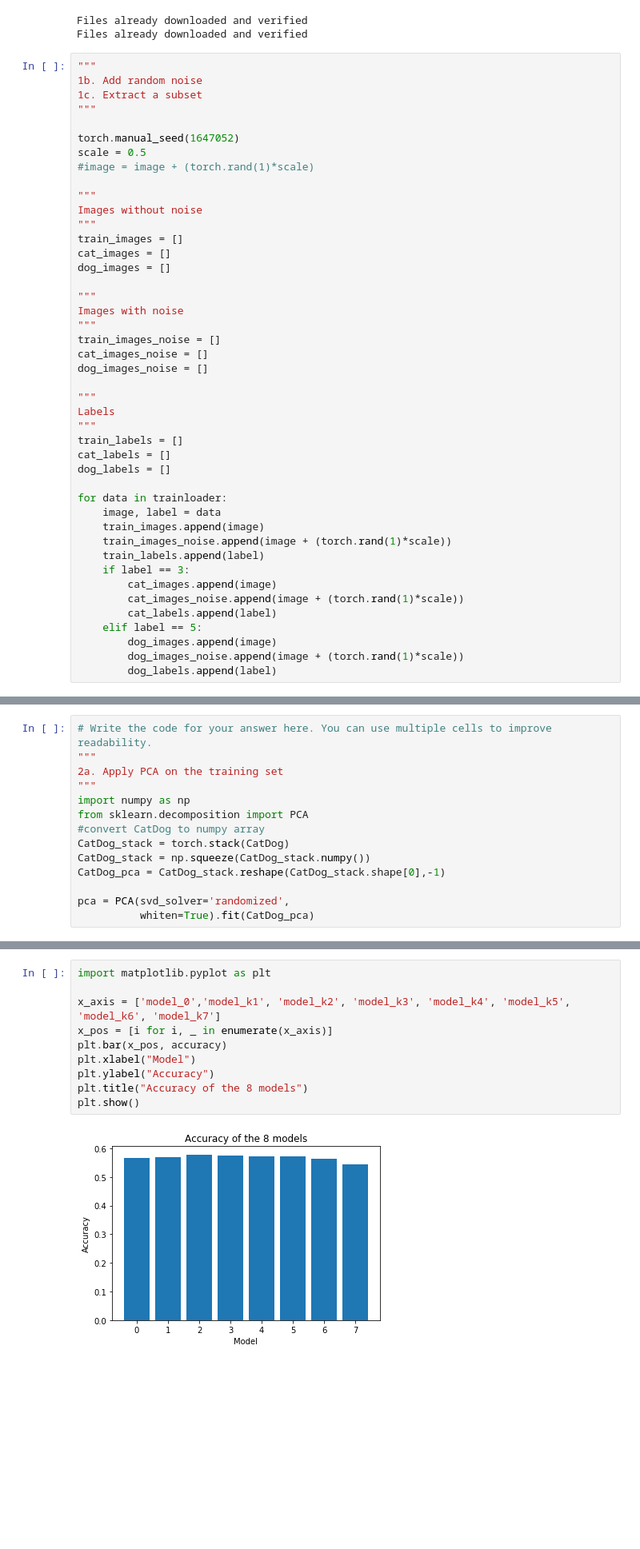
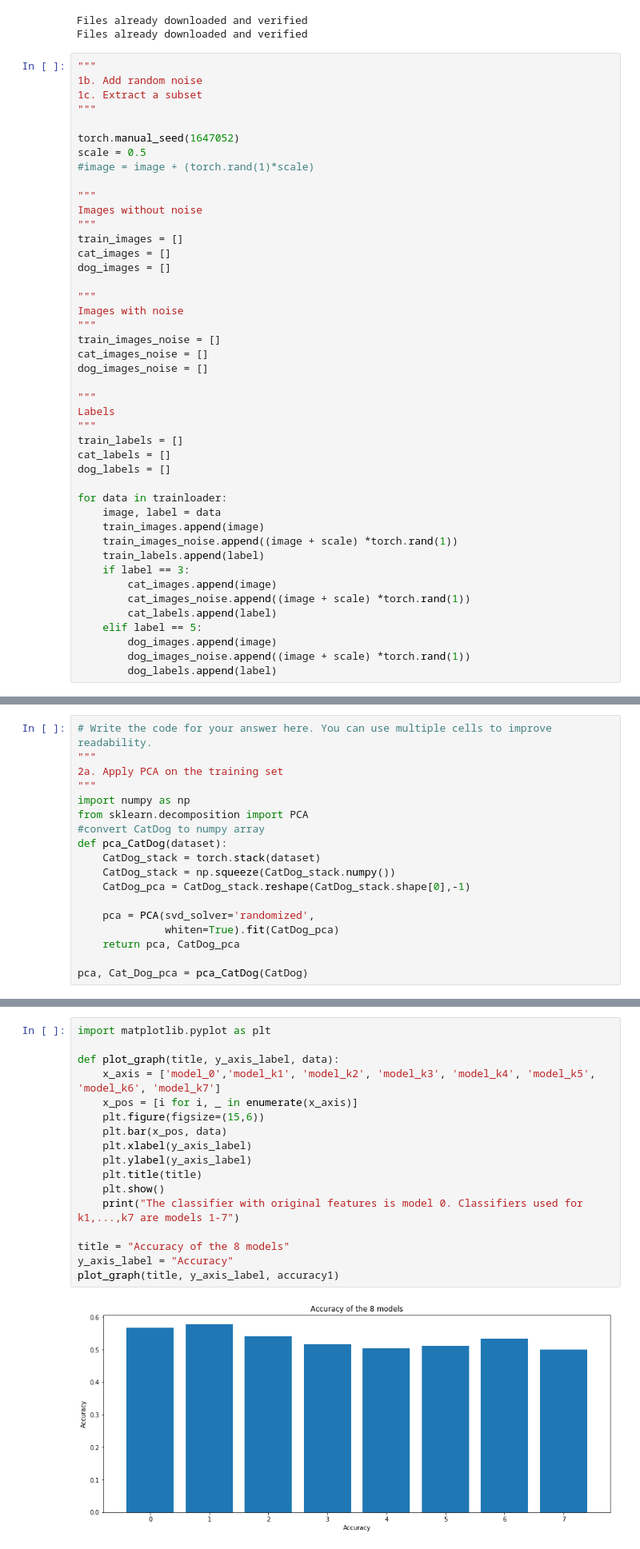
Before and after one commit to Fiyin39/com4509--assignment2, a Jupyter notebook: COM4509-6509_Assignment_2_UCard_XXXXXXXXX(1).ipynb, the cells around one changed output, grey strips where cells are left out. Shown at 80% size. Cells and saved outputs as stored; diff of their text form; blank space fills up the shorter version.

```diff
--- a/COM4509-6509_Assignment_2_UCard_XXXXXXXXX(1).ipynb
+++ b/COM4509-6509_Assignment_2_UCard_XXXXXXXXX(1).ipynb
@@ -113,15 +113,15 @@ dog_labels = []
 for data in trainloader:
     image, label = data
     train_images.append(image)
-    train_images_noise.append(image + (torch.rand(1)*scale))
+    train_images_noise.append((image + scale) *torch.rand(1))
     train_labels.append(label)
     if label == 3:
         cat_images.append(image)
-        cat_images_noise.append(image + (torch.rand(1)*scale))
+        cat_images_noise.append((image + scale) *torch.rand(1))
         cat_labels.append(label)
     elif label == 5:
         dog_images.append(image)
-        dog_images_noise.append(image + (torch.rand(1)*scale))
+        dog_images_noise.append((image + scale) *torch.rand(1))
         dog_labels.append(label)
 # %%
 """
@@ -196,10 +197,14 @@ This question uses the **CatDog** subset **with no noise added**.
 import numpy as np
 from sklearn.decomposition import PCA
 #convert CatDog to numpy array
-CatDog_stack = torch.stack(CatDog)
-CatDog_stack = np.squeeze(CatDog_stack.numpy())
-CatDog_pca = CatDog_stack.reshape(CatDog_stack.shape[0],-1)
+def pca_CatDog(dataset):
+    CatDog_stack = torch.stack(dataset)
+    CatDog_stack = np.squeeze(CatDog_stack.numpy())
+    CatDog_pca = CatDog_stack.reshape(CatDog_stack.shape[0],-1)
 
-pca = PCA(svd_solver='randomized',
-          whiten=True).fit(CatDog_pca)
+    pca = PCA(svd_solver='randomized',
+              whiten=True).fit(CatDog_pca)
+    return pca, CatDog_pca
+
+pca, Cat_Dog_pca = pca_CatDog(CatDog)
 # %%
@@ -313,12 +322,19 @@ accuracy.insert(0,initial_accuracy)
 # %%
 import matplotlib.pyplot as plt
 
-x_axis = ['model_0','model_k1', 'model_k2', 'model_k3', 'model_k4', 'model_k5', 'model_k6', 'model_k7']
-x_pos = [i for i, _ in enumerate(x_axis)]
-plt.bar(x_pos, accuracy)
-plt.xlabel("Model")
-plt.ylabel("Accuracy")
-plt.title("Accuracy of the 8 models")
-plt.show()
+def plot_graph(title, y_axis_label, data):
+    x_axis = ['model_0','model_k1', 'model_k2', 'model_k3', 'model_k4', 'model_k5', 'model_k6', 'model_k7']
+    x_pos = [i for i, _ in enumerate(x_axis)]
+    plt.figure(figsize=(15,6))
+    plt.bar(x_pos, data)
+    plt.xlabel(y_axis_label)
+    plt.ylabel(y_axis_label)
+    plt.title(title)
+    plt.show()
+    print("The classifier with original features is model 0. Classifiers used for k1,...,k7 are models 1-7")
+
+title = "Accuracy of the 8 models"
+y_axis_label = "Accuracy"
+plot_graph(title, y_axis_label, accuracy1)
 # %% [output]
-[figure, old version]
+[figure, new version]
```
Also changed, not shown: parts of 19 cells of this notebook.
